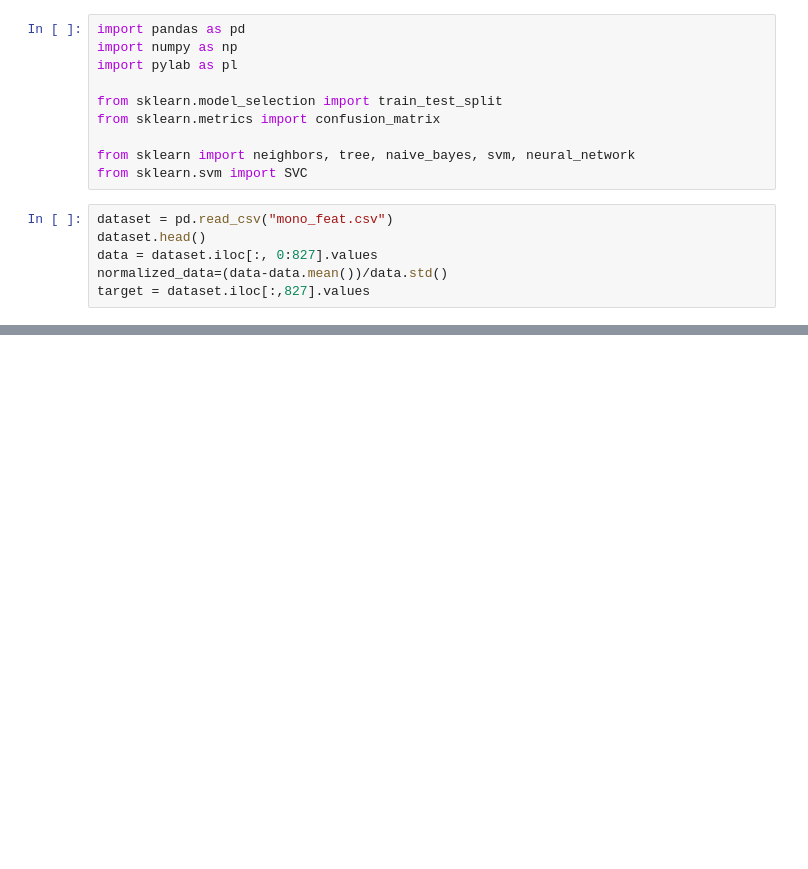
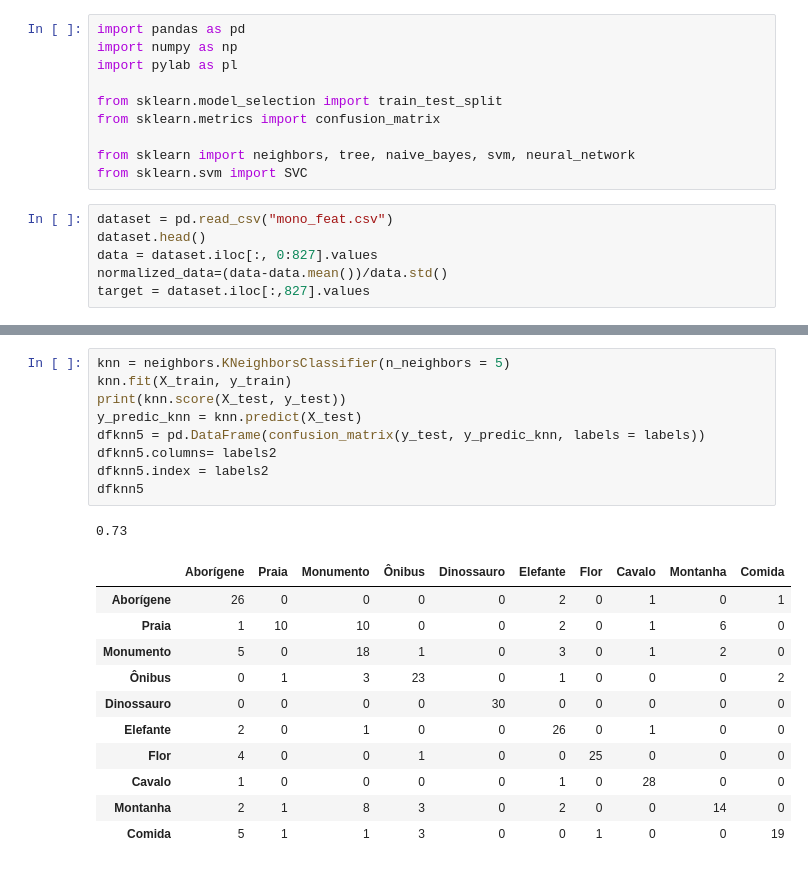
Before and after one commit to jgckruger/machine-learning, a Jupyter notebook: image_classifiers/sklearn_classifiers.ipynb, the cells around one changed output, grey strips where cells are left out. Drawn from its saved outputs; the diff is of its cells as text; blank space fills up the shorter version.

```diff
--- a/image_classifiers/sklearn_classifiers.ipynb
+++ b/image_classifiers/sklearn_classifiers.ipynb
@@ -36,0 +66,22 @@ array([[26,  0,  1,  1,  0,  0,  2,  1,  1,  0],
+# %%
+knn = neighbors.KNeighborsClassifier(n_neighbors = 5)
+knn.fit(X_train, y_train)
+print(knn.score(X_test, y_test))
+y_predic_knn = knn.predict(X_test)
+dfknn5 = pd.DataFrame(confusion_matrix(y_test, y_predic_knn, labels = labels))
+dfknn5.columns= labels2
+dfknn5.index = labels2
+dfknn5
+# %% [output]
+0.73
+|  | Aborígene | Praia | Monumento | Ônibus | Dinossauro | Elefante | Flor | Cavalo | Montanha | Comida |
+| Aborígene | 26 | 0 | 0 | 0 | 0 | 2 | 0 | 1 | 0 | 1 |
+| Praia | 1 | 10 | 10 | 0 | 0 | 2 | 0 | 1 | 6 | 0 |
+| Monumento | 5 | 0 | 18 | 1 | 0 | 3 | 0 | 1 | 2 | 0 |
+| Ônibus | 0 | 1 | 3 | 23 | 0 | 1 | 0 | 0 | 0 | 2 |
+| Dinossauro | 0 | 0 | 0 | 0 | 30 | 0 | 0 | 0 | 0 | 0 |
+| Elefante | 2 | 0 | 1 | 0 | 0 | 26 | 0 | 1 | 0 | 0 |
+| Flor | 4 | 0 | 0 | 1 | 0 | 0 | 25 | 0 | 0 | 0 |
+| Cavalo | 1 | 0 | 0 | 0 | 0 | 1 | 0 | 28 | 0 | 0 |
+| Montanha | 2 | 1 | 8 | 3 | 0 | 2 | 0 | 0 | 14 | 0 |
+| Comida | 5 | 1 | 1 | 3 | 0 | 0 | 1 | 0 | 0 | 19 |
```
Also changed, not shown: parts of 10 cells of this notebook, 10 other files.
